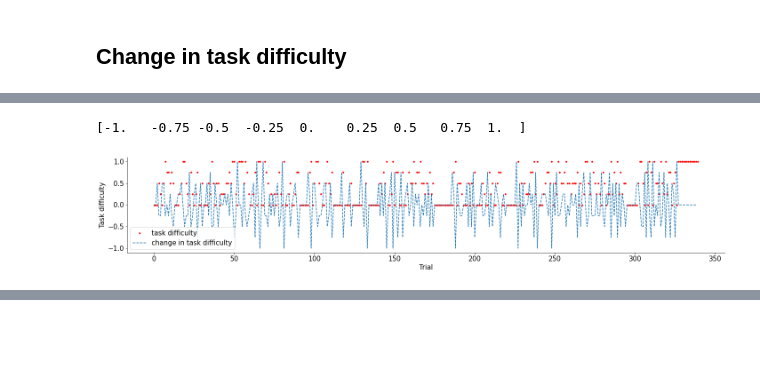
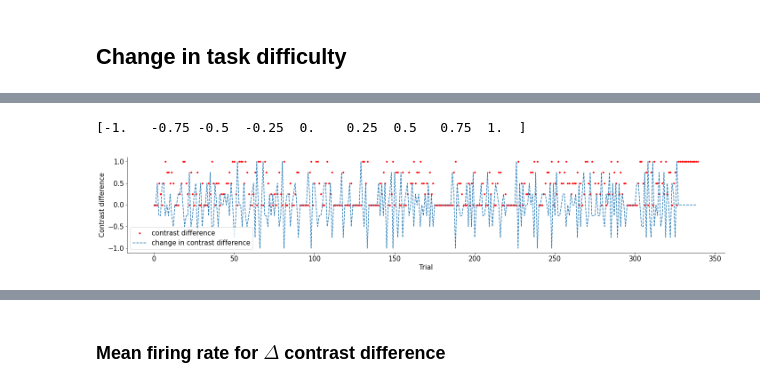
Before and after one commit to Y-Akihiro/NMA2020_decision-dino, a Jupyter notebook: ay_code/Steinmetz_trial_history_test_(1step).ipynb, the cells around one changed output, grey strips where cells are left out. Saved outputs shown, nothing was run; the diff lists cells and outputs as text; code cells hidden in the pictures; blank space fills up the shorter version.

```diff
--- a/ay_code/Steinmetz_trial_history_test_(1step).ipynb
+++ b/ay_code/Steinmetz_trial_history_test_(1step).ipynb
@@ -255,17 +256,19 @@ array([0.  , 0.25, 0.5 , 0.75, 1.  ])
 # %%
 dtask_diff = np.diff(task_diff)
 # print(dtask_diff)
 print(np.unique(dtask_diff))
 
-plt.plot(task_diff,'.r', label='task difficulty')
-plt.plot(dtask_diff,'--', label='change in task difficulty')
+plt.plot(task_diff,'.r', label='contrast difference')
+plt.plot(dtask_diff,'--', label='change in contrast difference')
 plt.xlabel('Trial')
-plt.ylabel('Task difficulty')
+plt.ylabel('Contrast difference')
 plt.legend()
 plt.show()
 
 hide_toggle()
 # %% [output]
 [-1.   -0.75 -0.5  -0.25  0.    0.25  0.5   0.75  1.  ]
-[figure, old version]
+[figure, new version]
 [interactive output not drawn]
+# %% [markdown]
+### Mean firing rate for $\Delta$ contrast difference
```
Also changed, not shown: parts of 13 cells of this notebook.
